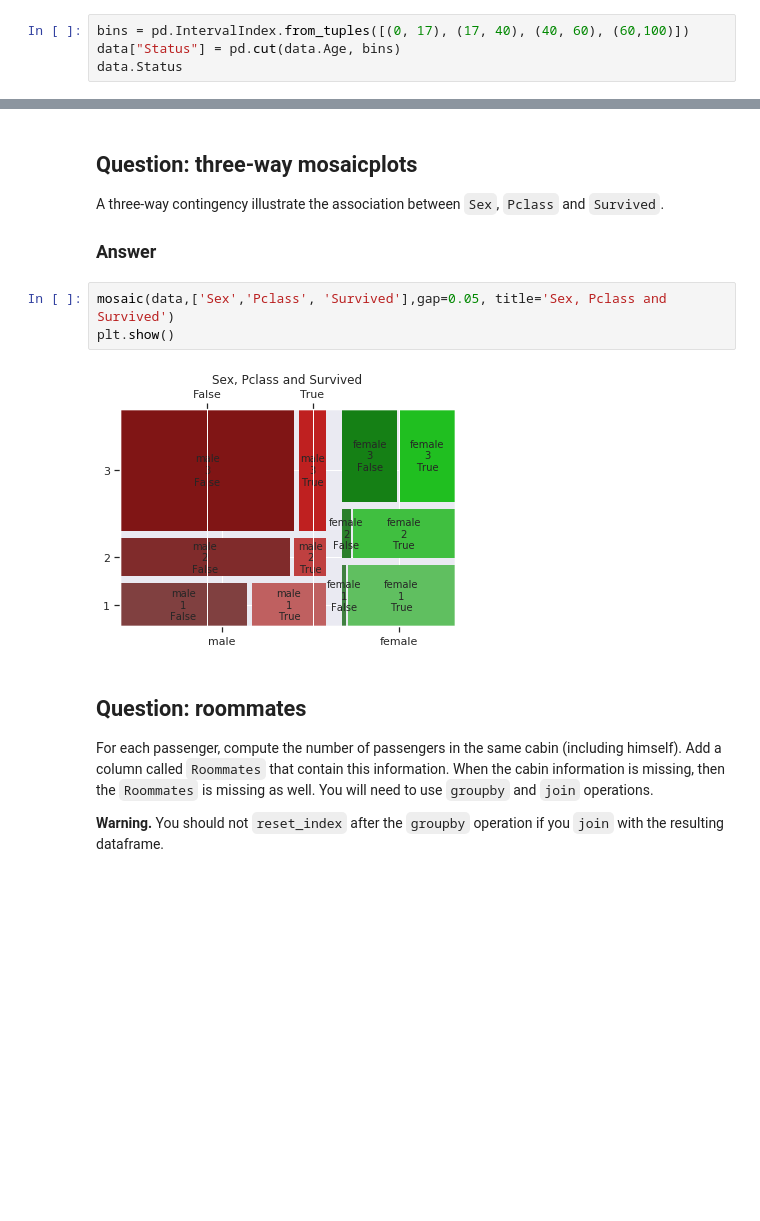
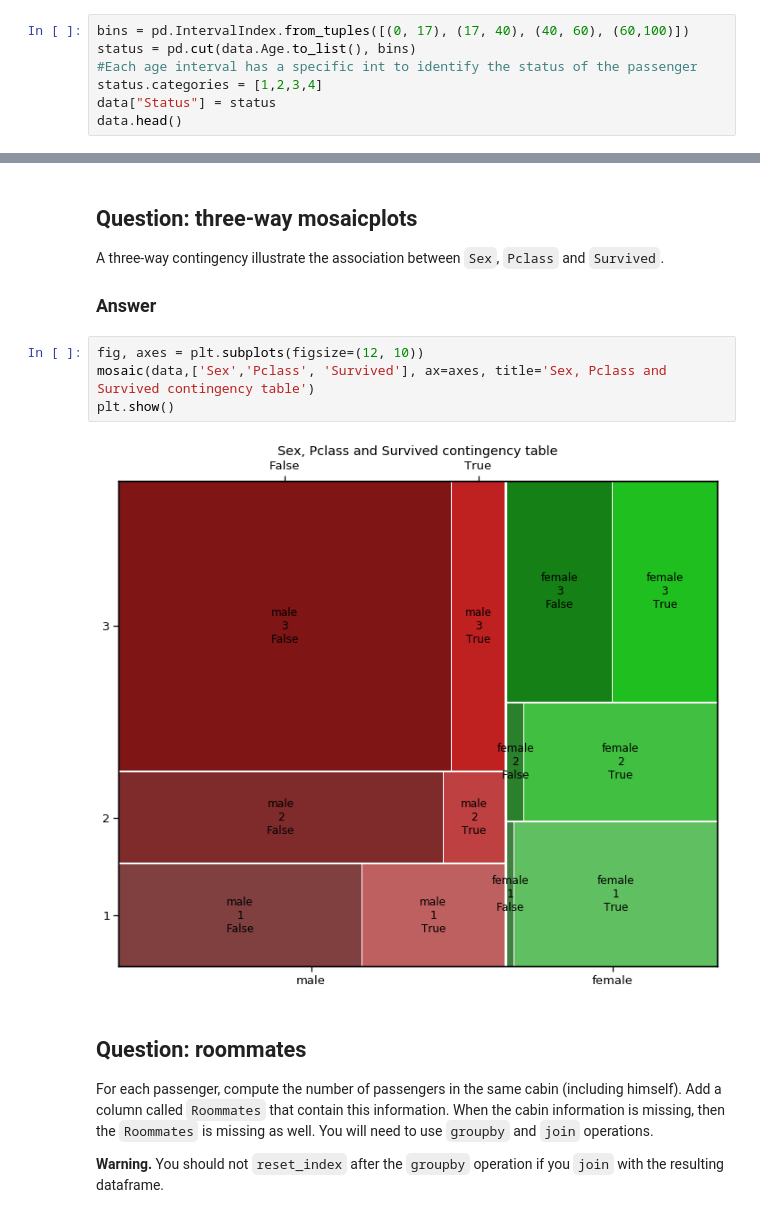
Before and after one commit to JLechuga94/BigData_1, a Jupyter notebook: homework01.ipynb, the cells around one changed output, grey strips where cells are left out. Cells and saved outputs as stored; diff of their text form; blank space fills up the shorter version.

```diff
--- a/homework01.ipynb
+++ b/homework01.ipynb
@@ -366,6 +341,9 @@ column with bins  `[0,17], (17, 40], (40, 60], (60, 100]`
 ### Answer
 # %%
 bins = pd.IntervalIndex.from_tuples([(0, 17), (17, 40), (40, 60), (60,100)])
-data["Status"] = pd.cut(data.Age, bins)
-data.Status
+status = pd.cut(data.Age.to_list(), bins)
+#Each age interval has a specific int to identify the status of the passenger
+status.categories = [1,2,3,4]
+data["Status"] = status
+data.head()
 # %% [output]
@@ -545,10 +522,11 @@ and `Survived`.
 
 ### Answer
 # %%
-mosaic(data,['Sex','Pclass', 'Survived'],gap=0.05, title='Sex, Pclass and Survived')
+fig, axes = plt.subplots(figsize=(12, 10))
+mosaic(data,['Sex','Pclass', 'Survived'], ax=axes, title='Sex, Pclass and Survived contingency table')
 plt.show()
 # %% [output]
-[figure, old version]
+[figure, new version]
 # %% [markdown]
 
 ## Question: roommates
```
Also changed, not shown: parts of 37 cells of this notebook.
